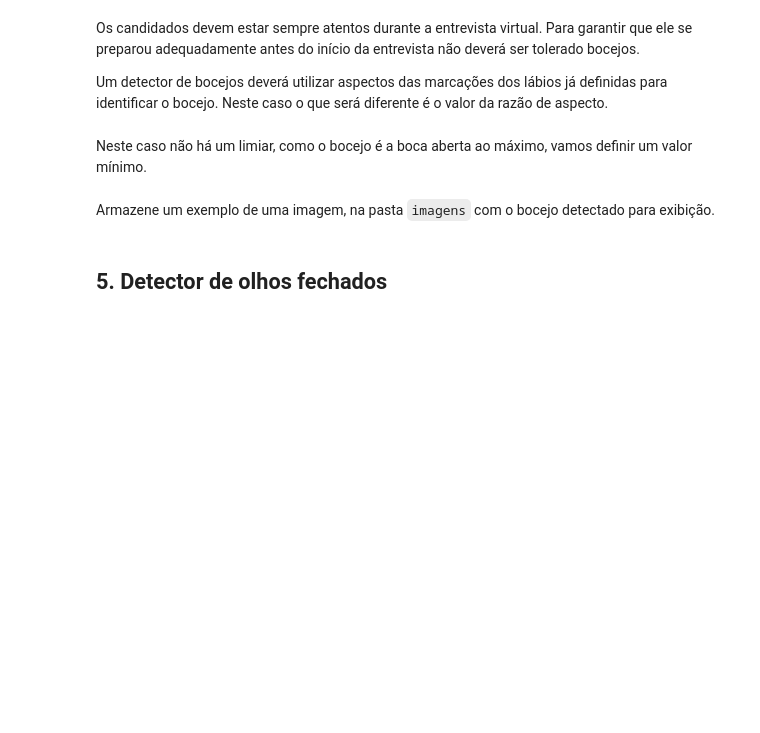
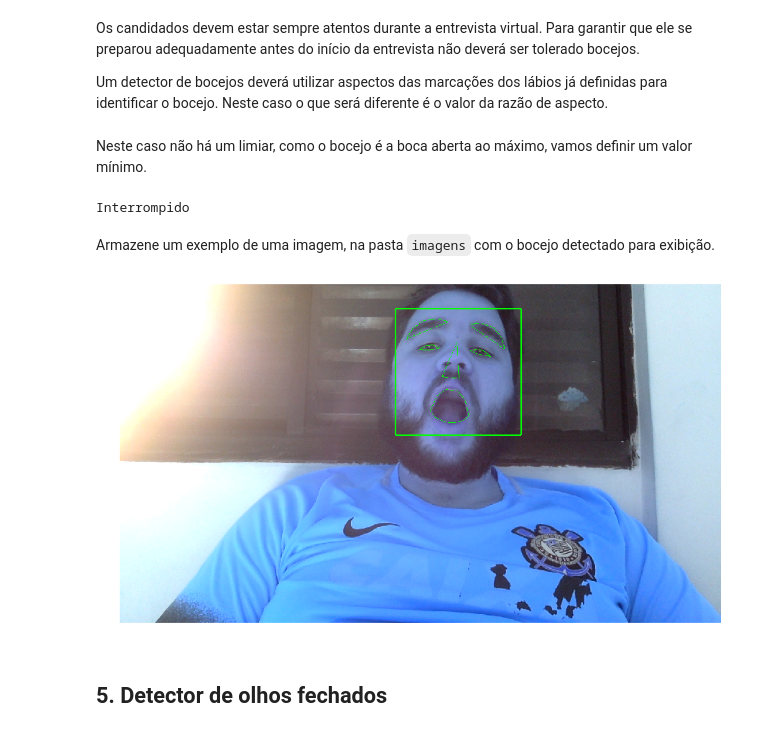
Before and after one commit to PHANRTR/fiap-ml-tec-proc-imagens-capstone, a Jupyter notebook: projeto-final/smart-hiring.ipynb, the cells around one changed output. Cells and saved outputs as stored; diff of their text form; code cells hidden in the pictures; blank space fills up the shorter version.

````diff
--- a/projeto-final/smart-hiring.ipynb
+++ b/projeto-final/smart-hiring.ipynb
@@ -532,10 +516,54 @@ cv2.destroyAllWindows()
+# %%
+cam_capture.release()
+
+cam_capture = cv2.VideoCapture(0)
+cv2.destroyAllWindows()
+
+# Quantidade de bocejos identificados
+qtde_bocejos = 0
+bocejo = False
+try:
+    while True:
+        ret, image_frame = cam_capture.read()
+        prev_bocejo = bocejo
+
+        if ret:
+            image_frame, mouth_aspect, _ = annotate_landmarks_convex_hull_image(image_frame)
+
+            image_frame = cv2.cvtColor(image_frame, cv2.COLOR_BGR2RGB)
+
+            if mouth_aspect > bocejo_minimo:
+                cv2.imwrite("imagens/resultado/bocejo.png", image_frame)
+                bocejo = True
+            else:
+                bocejo = False
+
+            if prev_bocejo == True and bocejo == False:
+                qtde_bocejos += 1
+
+            cv2.putText(image_frame, "Bocejos "+str(qtde_bocejos), (30, 30), cv2.FONT_HERSHEY_SIMPLEX, 1, (0,255,0), 2)
+            cv2.imshow("Detector de Bocejos", image_frame)
+
+            img = PIL.Image.fromarray(image_frame, "RGB")
+            buffer = BytesIO()
+            img.save(buffer,format="JPEG")
+            display(Image(data=buffer.getvalue()))
+
+        clear_output(wait=True)
+except KeyboardInterrupt:
+    cam.release()
+    print("Interrompido")
+# %% [output]
+Interrompido
 # %% [markdown]
 Armazene um exemplo de uma imagem, na pasta ```imagens``` com o bocejo detectado para exibição.
 # %%
 # IMPLEMENTAR
 # Passe o parâmetro localização da imagem para exibi-la no notebook
 
-exibir_imagem(None)
+exibir_imagem("imagens/resultado/bocejo.png")
+# %% [output]
+[figure, added]
 # %% [markdown]
 ## 5. Detector de olhos fechados
 # %% [markdown]
````
Also changed, not shown: parts of 12 cells of this notebook, 3 other files.
